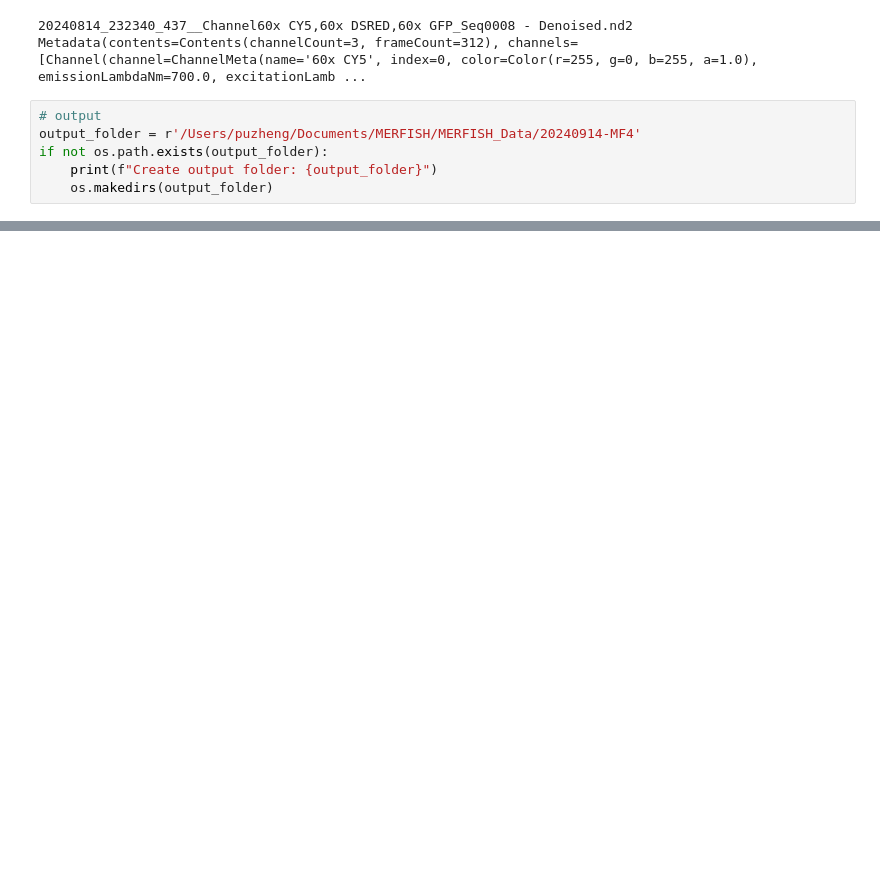
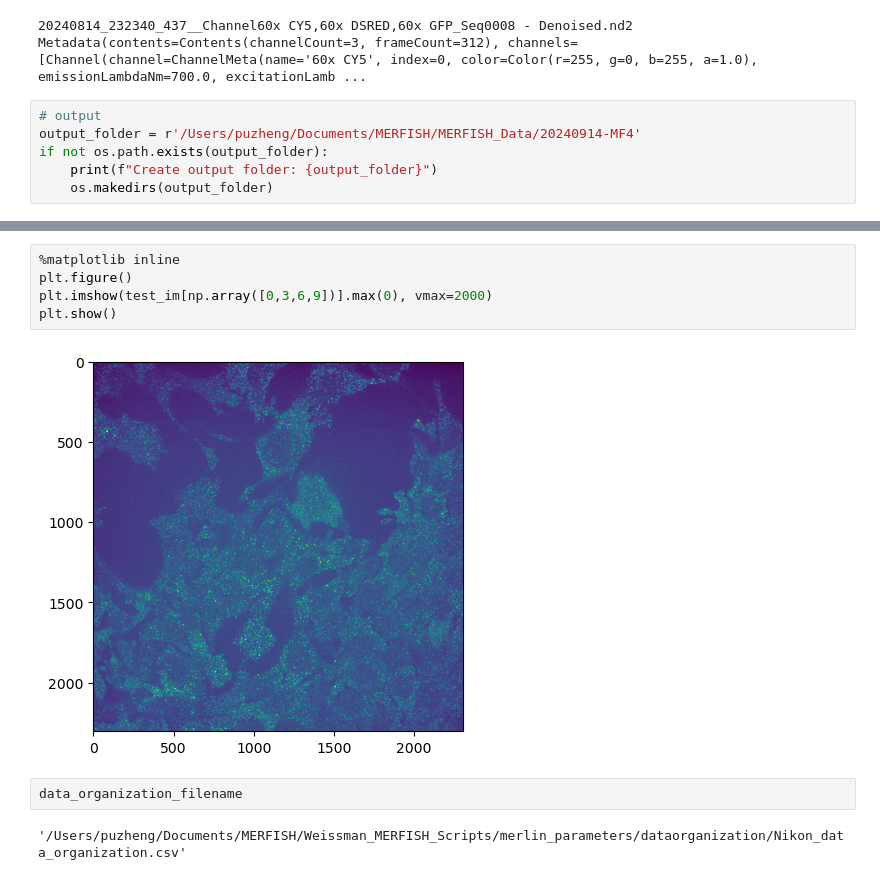
Before and after one commit to zhengpuas47/Weissman_MERFISH_Scripts, a Jupyter notebook: MERFISH_preprocess/Test_parameters/Load_nd2.ipynb, the cells around one changed output, grey strips where cells are left out. Drawn from its saved outputs; the diff is of its cells as text; blank space fills up the shorter version.

Commit message:
nikon related params

```diff
--- a/MERFISH_preprocess/Test_parameters/Load_nd2.ipynb
+++ b/MERFISH_preprocess/Test_parameters/Load_nd2.ipynb
@@ -62,0 +214,11 @@ for _im in im_stack:
+# %%
+%matplotlib inline
+plt.figure()
+plt.imshow(test_im[np.array([0,3,6,9])].max(0), vmax=2000)
+plt.show()
+# %% [output]
+[figure, added]
+# %%
+data_organization_filename
+# %% [output]
+'/Users/puzheng/Documents/MERFISH/Weissman_MERFISH_Scripts/merlin_parameters/dataorganization/Nikon_data_organization.csv'
```
Also changed, not shown: parts of 20 cells of this notebook, 7 other files.
